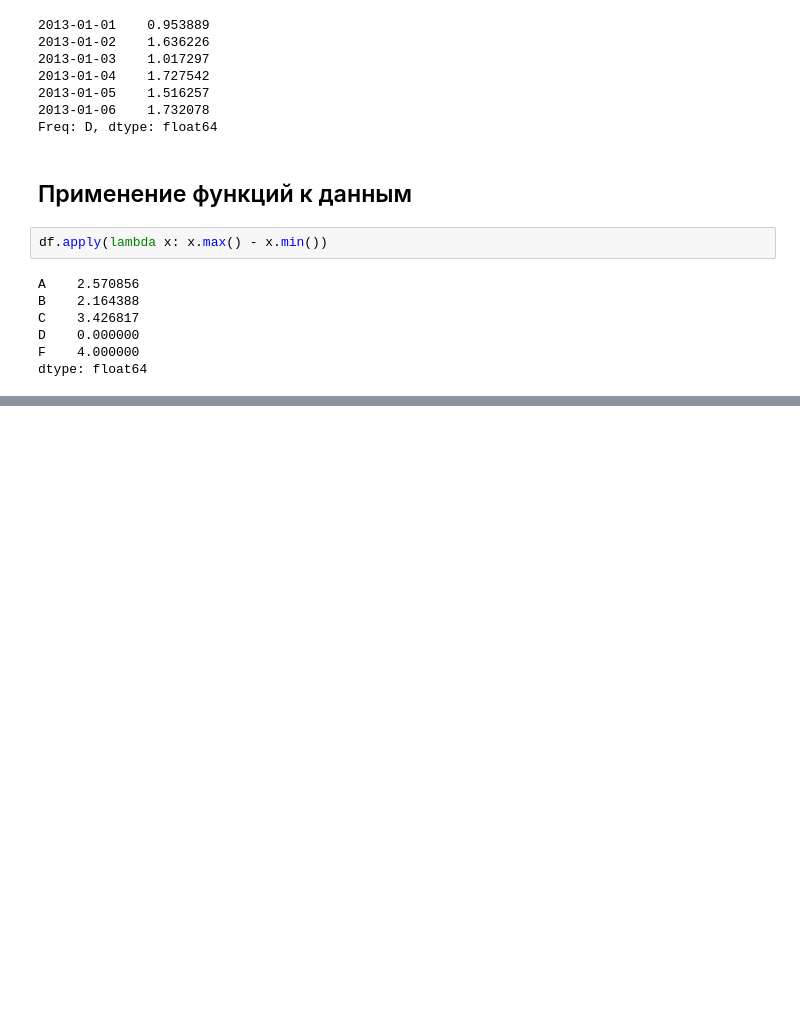
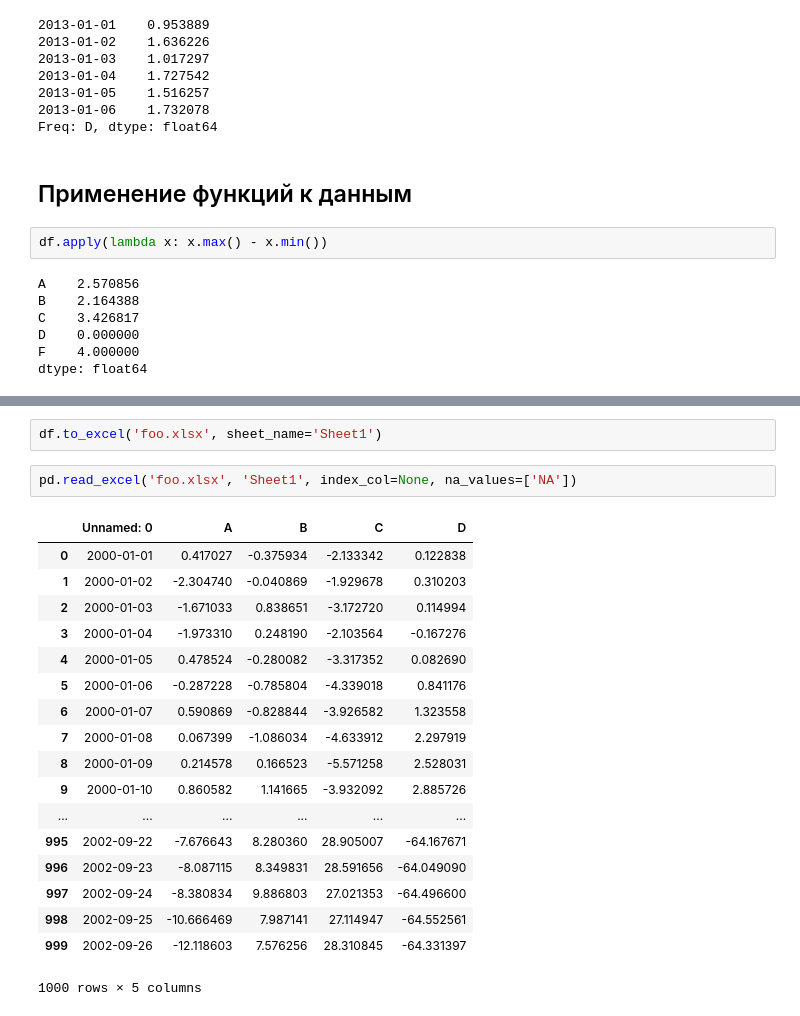
Before and after one commit to CDE4455/ml-course, a Jupyter notebook: lesson06/theory.ipynb, the cells around one changed output, grey strips where cells are left out. Saved outputs shown, nothing was run; the diff lists cells and outputs as text; blank space fills up the shorter version.

```diff
--- a/lesson06/theory.ipynb
+++ b/lesson06/theory.ipynb
@@ -421,0 +663,23 @@ dtype: float64
+# %%
+df.to_excel('foo.xlsx', sheet_name='Sheet1')
+# %%
+pd.read_excel('foo.xlsx', 'Sheet1', index_col=None, na_values=['NA'])
+# %% [output]
+|  | Unnamed: 0 | A | B | C | D |
+| 0 | 2000-01-01 | 0.417027 | -0.375934 | -2.133342 | 0.122838 |
+| 1 | 2000-01-02 | -2.304740 | -0.040869 | -1.929678 | 0.310203 |
+| 2 | 2000-01-03 | -1.671033 | 0.838651 | -3.172720 | 0.114994 |
+| 3 | 2000-01-04 | -1.973310 | 0.248190 | -2.103564 | -0.167276 |
+| 4 | 2000-01-05 | 0.478524 | -0.280082 | -3.317352 | 0.082690 |
+| 5 | 2000-01-06 | -0.287228 | -0.785804 | -4.339018 | 0.841176 |
+| 6 | 2000-01-07 | 0.590869 | -0.828844 | -3.926582 | 1.323558 |
+| 7 | 2000-01-08 | 0.067399 | -1.086034 | -4.633912 | 2.297919 |
+| 8 | 2000-01-09 | 0.214578 | 0.166523 | -5.571258 | 2.528031 |
+| 9 | 2000-01-10 | 0.860582 | 1.141665 | -3.932092 | 2.885726 |
+| ... | ... | ... | ... | ... | ... |
+| 995 | 2002-09-22 | -7.676643 | 8.280360 | 28.905007 | -64.167671 |
+| 996 | 2002-09-23 | -8.087115 | 8.349831 | 28.591656 | -64.049090 |
+| 997 | 2002-09-24 | -8.380834 | 9.886803 | 27.021353 | -64.496600 |
+| 998 | 2002-09-25 | -10.666469 | 7.987141 | 27.114947 | -64.552561 |
+| 999 | 2002-09-26 | -12.118603 | 7.576256 | 28.310845 | -64.331397 |
+1000 rows × 5 columns
```
Also changed, not shown: parts of 40 cells of this notebook.
